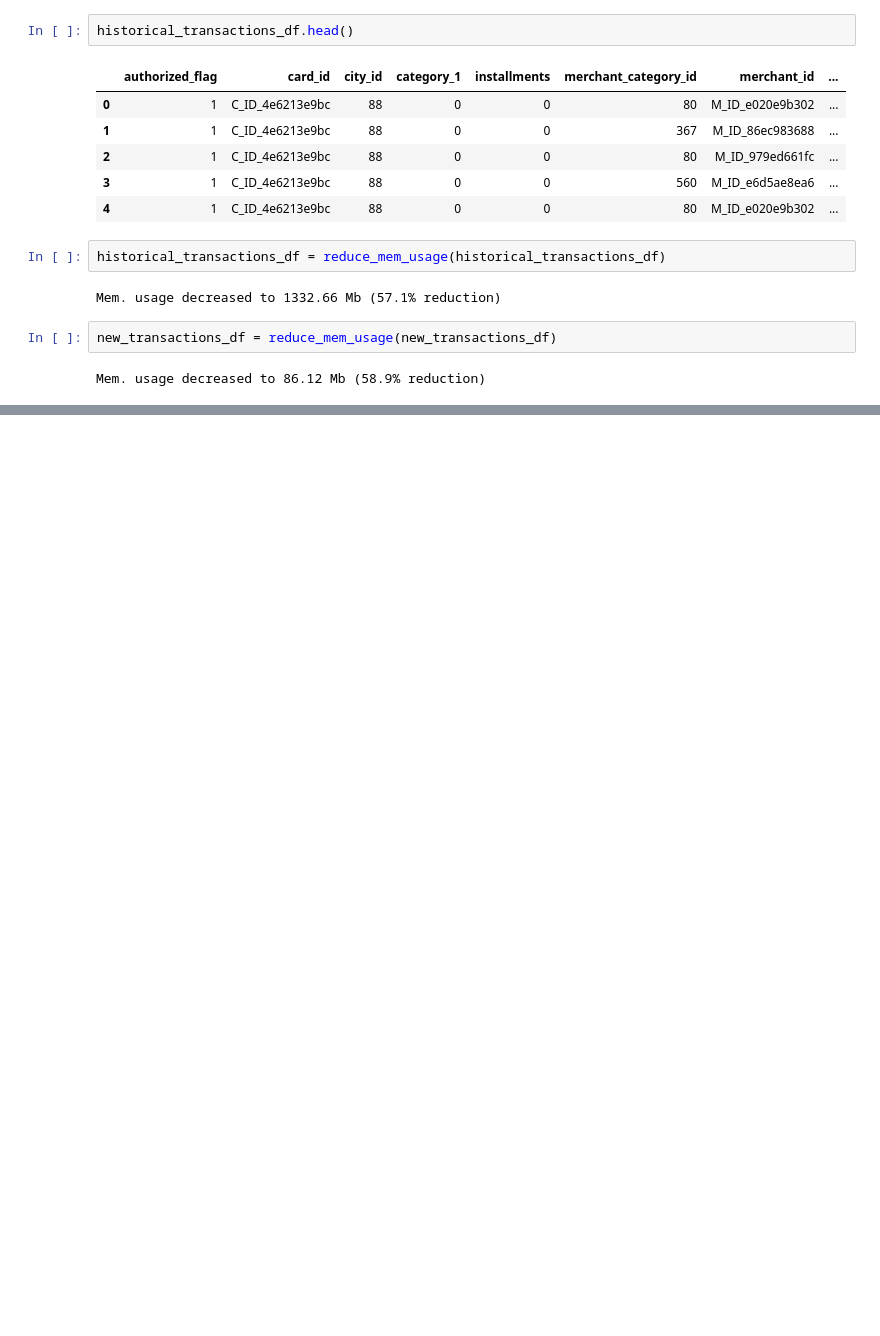
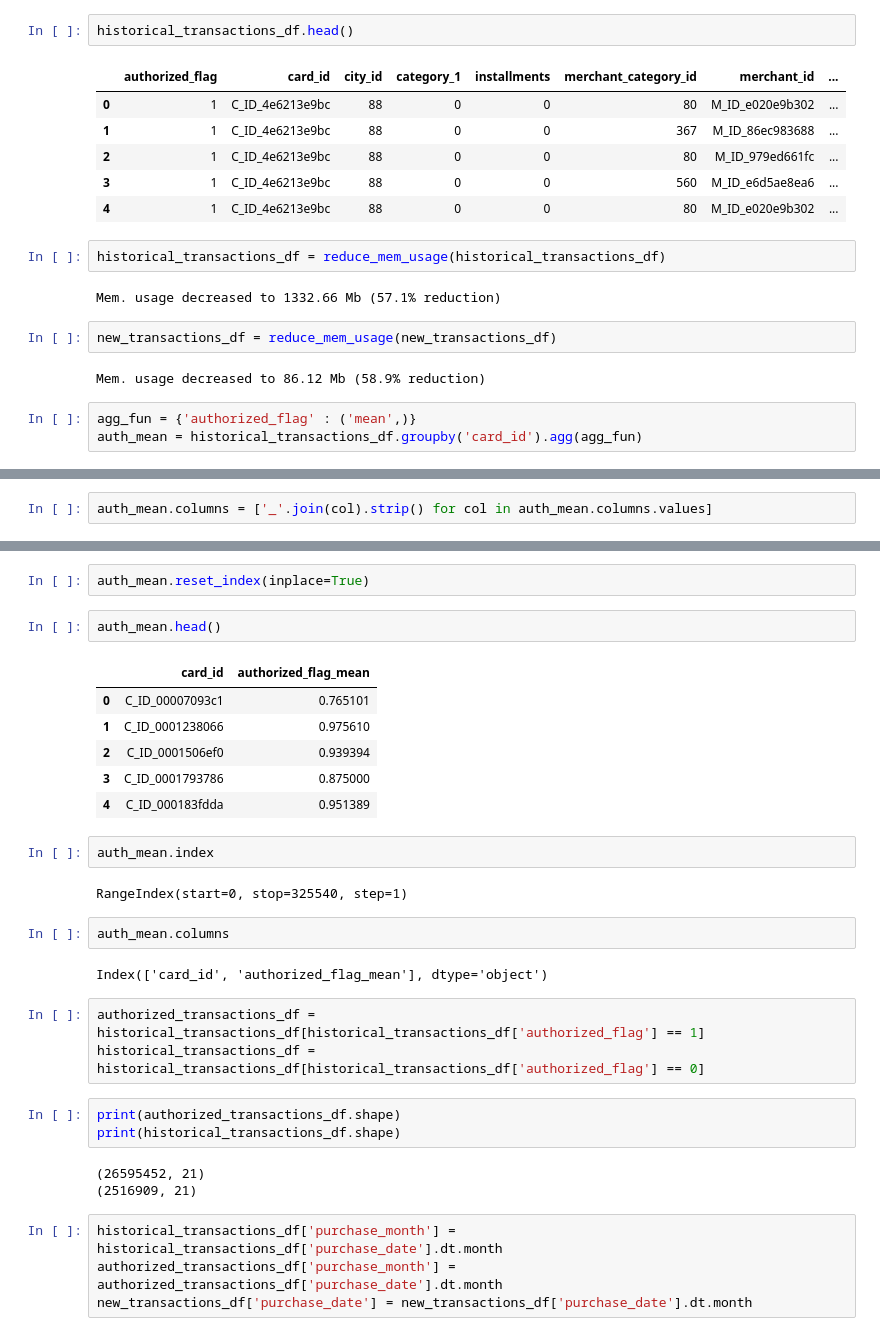
Before and after one commit to contemplat0r/Elo_Merchant_Category_Recommendation, a Jupyter notebook: elo_merchant_category_firts_exp_model.ipynb, the cells around one changed output, grey strips where cells are left out. Saved outputs shown, nothing was run; the diff lists cells and outputs as text; blank space fills up the shorter version.

```diff
--- a/elo_merchant_category_firts_exp_model.ipynb
+++ b/elo_merchant_category_firts_exp_model.ipynb
@@ -145,3 +171,6 @@ Mem. usage decreased to 1332.66 Mb (57.1% reduction)
 new_transactions_df = reduce_mem_usage(new_transactions_df)
 # %% [output]
 Mem. usage decreased to 86.12 Mb (58.9% reduction)
+# %%
+agg_fun = {'authorized_flag' : ('mean',)}
+auth_mean = historical_transactions_df.groupby('card_id').agg(agg_fun)
@@ -147,0 +183,2 @@ Mem. usage decreased to 86.12 Mb (58.9% reduction)
+# %%
+auth_mean.columns = ['_'.join(col).strip() for col in auth_mean.columns.values]
@@ -147,0 +195,32 @@ Mem. usage decreased to 86.12 Mb (58.9% reduction)
+# %%
+auth_mean.reset_index(inplace=True)
+# %%
+auth_mean.head()
+# %% [output]
+|  | card_id | authorized_flag_mean |
+| 0 | C_ID_00007093c1 | 0.765101 |
+| 1 | C_ID_0001238066 | 0.975610 |
+| 2 | C_ID_0001506ef0 | 0.939394 |
+| 3 | C_ID_0001793786 | 0.875000 |
+| 4 | C_ID_000183fdda | 0.951389 |
+# %%
+auth_mean.index
+# %% [output]
+RangeIndex(start=0, stop=325540, step=1)
+# %%
+auth_mean.columns
+# %% [output]
+Index(['card_id', 'authorized_flag_mean'], dtype='object')
+# %%
+authorized_transactions_df = historical_transactions_df[historical_transactions_df['authorized_flag'] == 1]
+historical_transactions_df = historical_transactions_df[historical_transactions_df['authorized_flag'] == 0]
+# %%
+print(authorized_transactions_df.shape)
+print(historical_transactions_df.shape)
+# %% [output]
+(26595452, 21)
+(2516909, 21)
+# %%
+historical_transactions_df['purchase_month'] = historical_transactions_df['purchase_date'].dt.month
+authorized_transactions_df['purchase_month'] = authorized_transactions_df['purchase_date'].dt.month
+new_transactions_df['purchase_date'] = new_transactions_df['purchase_date'].dt.month
```
Also changed, not shown: parts of 5 cells of this notebook.
